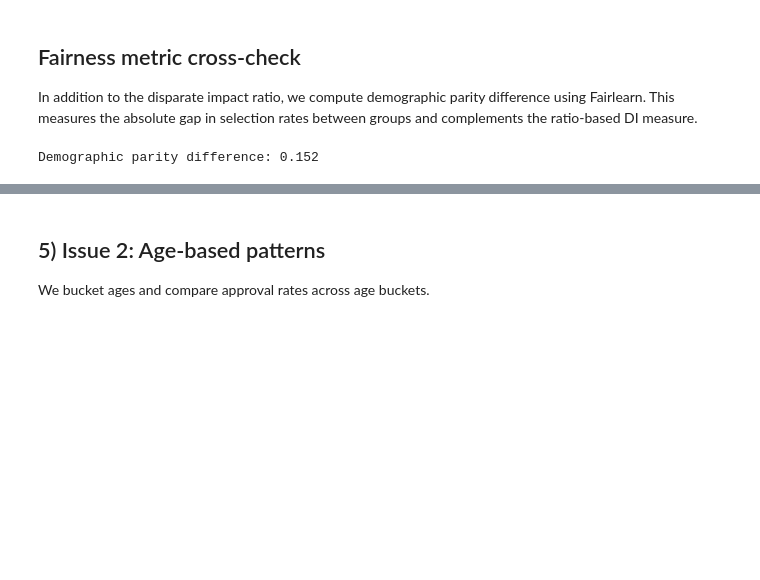
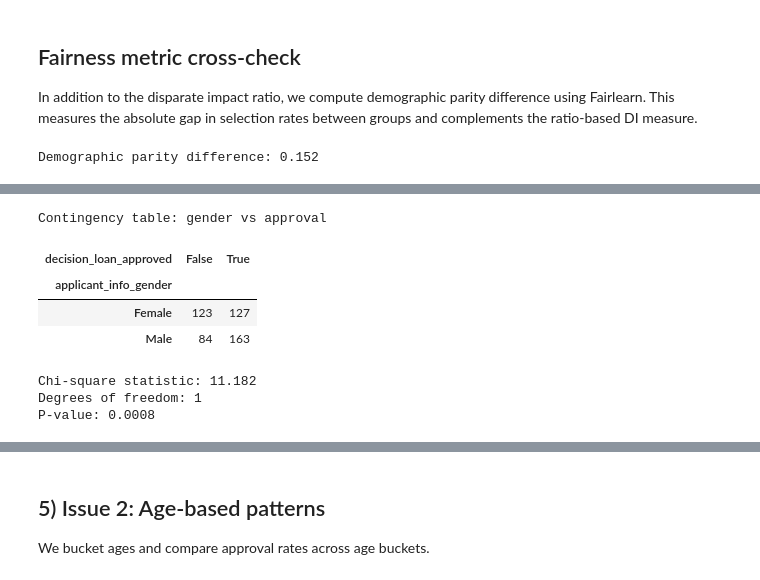
Before and after one commit to henrikpkr/dego-project-team4, a Jupyter notebook: notebooks/02-bias-analysis.ipynb, the cells around one changed output, grey strips where cells are left out. Saved outputs shown, nothing was run; the diff lists cells and outputs as text; code cells hidden in the pictures; blank space fills up the shorter version.

```diff
--- a/notebooks/02-bias-analysis.ipynb
+++ b/notebooks/02-bias-analysis.ipynb
@@ -180,0 +187,25 @@ Demographic parity difference: 0.152
+# %%
+from scipy.stats import chi2_contingency
+
+gender_approval_table = pd.crosstab(
+    df_gender["applicant_info_gender"],
+    df_gender["decision_loan_approved"]
+)
+
+chi2, p_value, dof, expected = chi2_contingency(gender_approval_table)
+
+print("Contingency table: gender vs approval")
+display(gender_approval_table)
+
+print(f"Chi-square statistic: {chi2:.3f}")
+print(f"Degrees of freedom: {dof}")
+print(f"P-value: {p_value:.4f}")
+# %% [output]
+Contingency table: gender vs approval
+| decision_loan_approved | False | True |
+| applicant_info_gender |  |  |
+| Female | 123 | 127 |
+| Male | 84 | 163 |
+Chi-square statistic: 11.182
+Degrees of freedom: 1
+P-value: 0.0008
```
Also changed, not shown: parts of 7 cells of this notebook.
